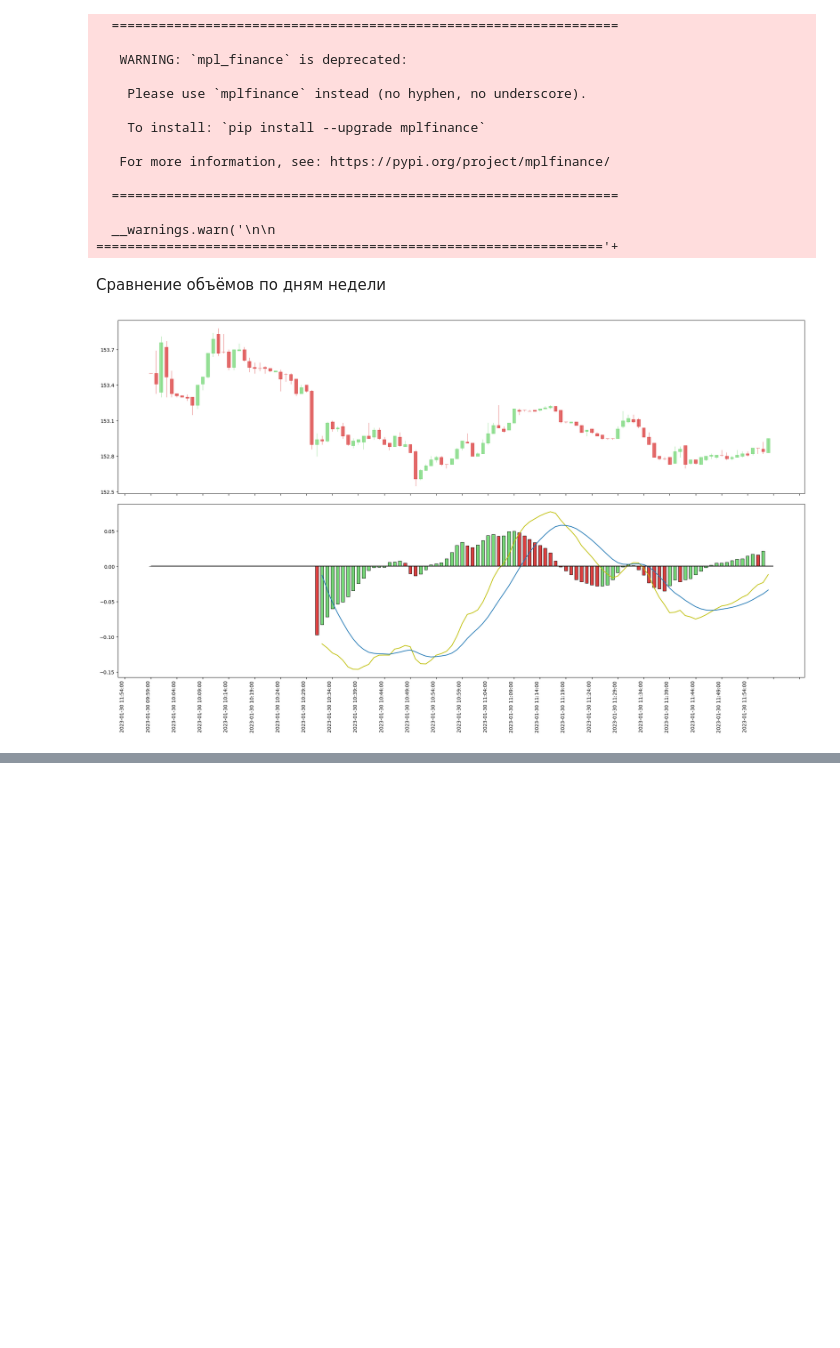
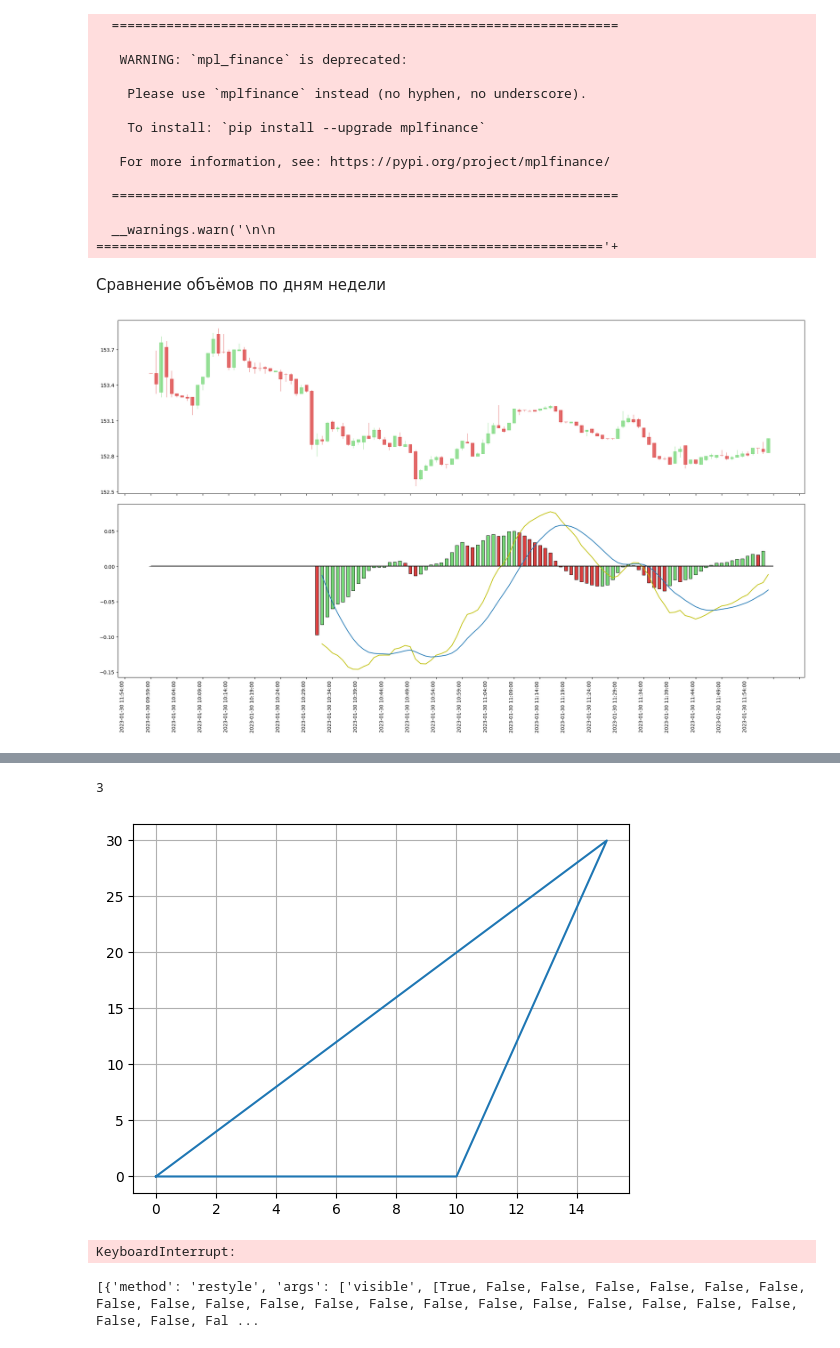
Before and after one commit to FlameDanita/MOEX_Assistant, a Jupyter notebook: MOEX_viewer.ipynb, the cells around one changed output, grey strips where cells are left out. Saved outputs shown, nothing was run; the diff lists cells and outputs as text; code cells hidden in the pictures; blank space fills up the shorter version.

Commit message:
Try sliders

```diff
--- a/MOEX_viewer.ipynb
+++ b/MOEX_viewer.ipynb
@@ -271,0 +180,9 @@ print(slider_2.value)
+# %%
+param = widgets.IntSlider(
+    min=0,
+    max=10,
+    step=1,
+    description='Slider:',
+    value=3
+)
+display(param)
@@ -271,0 +191,12 @@ print(slider_2.value)
+# %%
+%matplotlib inline
+while True:
+    display(param)
+    print(param.value)
+    fig, ax = plt.subplots(1, 1, sharex = True)
+    ax.grid()
+    ax.plot([0, 5*param.value, 10, 0], [0, 10*param.value, 0, 0])
+    plt.show()
+    time.sleep(2)
+    clear_output(wait=True)
+# %% [output]
@@ -271,0 +204,3 @@ print(slider_2.value)
+3
+[figure, added]
+KeyboardInterrupt:
@@ -271,0 +215,36 @@ print(slider_2.value)
+# %%
+import chart_studio.plotly as py    #pip install chart_studio
+import numpy as np
+
+data = [dict(
+        visible = False,
+        line=dict(color='#00CED1', width=6),
+        name = '𝜈 = '+str(step),
+        x = np.arange(0,10,0.01),
+        y = np.sin(step*np.arange(0,10,0.01))) for step in np.arange(0,5,0.1)]
+data[10]['visible'] = True
+
+steps = []
+for i in range(len(data)):
+    step = dict(
+        method = 'restyle',
+        args = ['visible', [False] * len(data)],
+    )
+    step['args'][1][i] = True # Toggle i'th trace to "visible"
+    steps.append(step)
+
+sliders = [dict(
+    active = 10,
+    currentvalue = {"prefix": "Frequency: "},
+    pad = {"t": 50},
+    steps = steps
+)]
+
+print(steps)
+
+# layout = dict(sliders=sliders)
+# fig = dict(data=data, layout=layout)
+
+# py.iplot(fig, filename='Sine Wave Slider')
+# %% [output]
+[{'method': 'restyle', 'args': ['visible', [True, False, False, False, False, False, False, False, False, False, False, False, False, False, False, False, False, False, False, False, False, False, Fal ...
```
Also changed, not shown: parts of 10 cells of this notebook, 1 other file.
